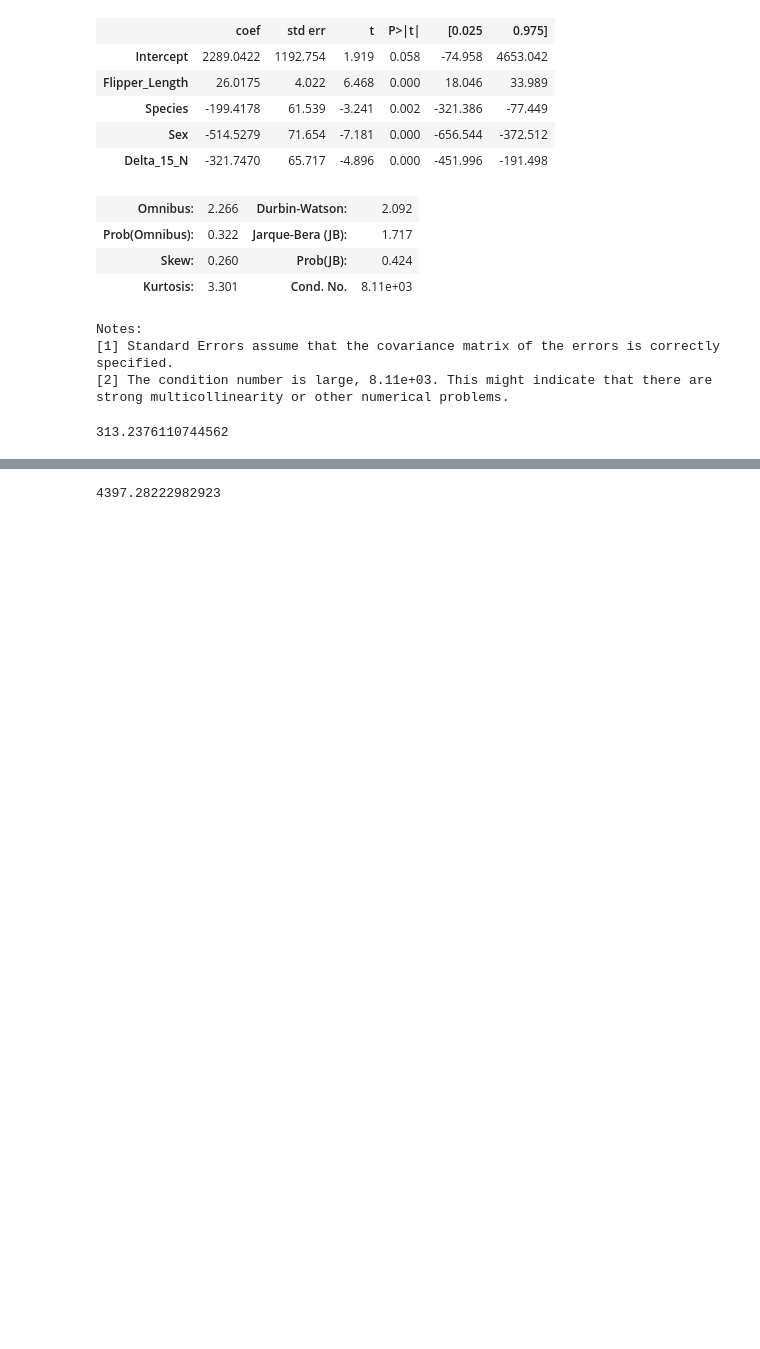
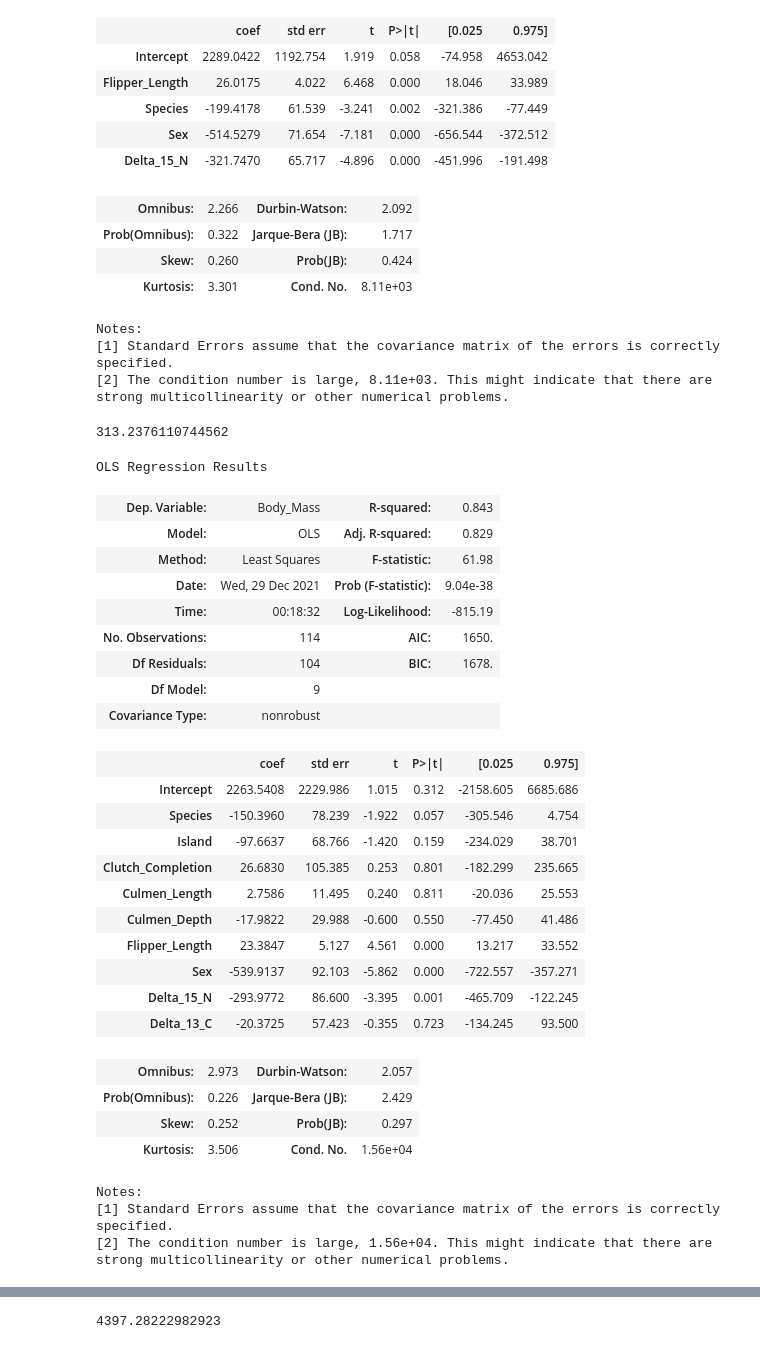
Before and after one commit to Jeong-Beom/TIL, a Jupyter notebook: Self-Study/복습 및 자습/DACON/펭귄 몸무게 예측 경진대회(Basic)/Model_Plus.ipynb, the cells around one changed output, grey strips where cells are left out. Drawn from its saved outputs; the diff is of its cells as text; code cells hidden in the pictures; blank space fills up the shorter version.

```diff
--- a/Self-Study/복습 및 자습/DACON/펭귄 몸무게 예측 경진대회(Basic)/Model_Plus.ipynb
+++ b/Self-Study/복습 및 자습/DACON/펭귄 몸무게 예측 경진대회(Basic)/Model_Plus.ipynb
@@ -128,0 +144,39 @@ RMSE(result.predict(train[x_list]), train.Body_Mass)
+# %%
+from statsmodels.formula.api import ols
+from statsmodels.api import OLS, add_constant
+x_list = train.drop(['Body_Mass'], axis = 1).columns
+formula = 'Body_Mass~' + '+'.join(x_list)
+model = OLS.from_formula(formula, data = train)
+result = model.fit()
+# print(result.params)
+result.summary()
+# %% [output]
+OLS Regression Results
+| Dep. Variable: | Body_Mass | R-squared: | 0.843 |
+| Model: | OLS | Adj. R-squared: | 0.829 |
+| Method: | Least Squares | F-statistic: | 61.98 |
+| Date: | Wed, 29 Dec 2021 | Prob (F-statistic): | 9.04e-38 |
+| Time: | 00:18:32 | Log-Likelihood: | -815.19 |
+| No. Observations: | 114 | AIC: | 1650. |
+| Df Residuals: | 104 | BIC: | 1678. |
+| Df Model: | 9 |  |  |
+| Covariance Type: | nonrobust |  |  |
+|  | coef | std err | t | P>|t| | [0.025 | 0.975] |
+| Intercept | 2263.5408 | 2229.986 | 1.015 | 0.312 | -2158.605 | 6685.686 |
+| Species | -150.3960 | 78.239 | -1.922 | 0.057 | -305.546 | 4.754 |
+| Island | -97.6637 | 68.766 | -1.420 | 0.159 | -234.029 | 38.701 |
+| Clutch_Completion | 26.6830 | 105.385 | 0.253 | 0.801 | -182.299 | 235.665 |
+| Culmen_Length | 2.7586 | 11.495 | 0.240 | 0.811 | -20.036 | 25.553 |
+| Culmen_Depth | -17.9822 | 29.988 | -0.600 | 0.550 | -77.450 | 41.486 |
+| Flipper_Length | 23.3847 | 5.127 | 4.561 | 0.000 | 13.217 | 33.552 |
+| Sex | -539.9137 | 92.103 | -5.862 | 0.000 | -722.557 | -357.271 |
+| Delta_15_N | -293.9772 | 86.600 | -3.395 | 0.001 | -465.709 | -122.245 |
+| Delta_13_C | -20.3725 | 57.423 | -0.355 | 0.723 | -134.245 | 93.500 |
+| Omnibus: | 2.973 | Durbin-Watson: | 2.057 |
+| Prob(Omnibus): | 0.226 | Jarque-Bera (JB): | 2.429 |
+| Skew: | 0.252 | Prob(JB): | 0.297 |
+| Kurtosis: | 3.506 | Cond. No. | 1.56e+04 |
+Notes:
+[1] Standard Errors assume that the covariance matrix of the errors is correctly specified.
+[2] The condition number is large, 1.56e+04. This might indicate that there are
+strong multicollinearity or other numerical problems.
```
Also changed, not shown: parts of 17 cells of this notebook, 1 other file.
